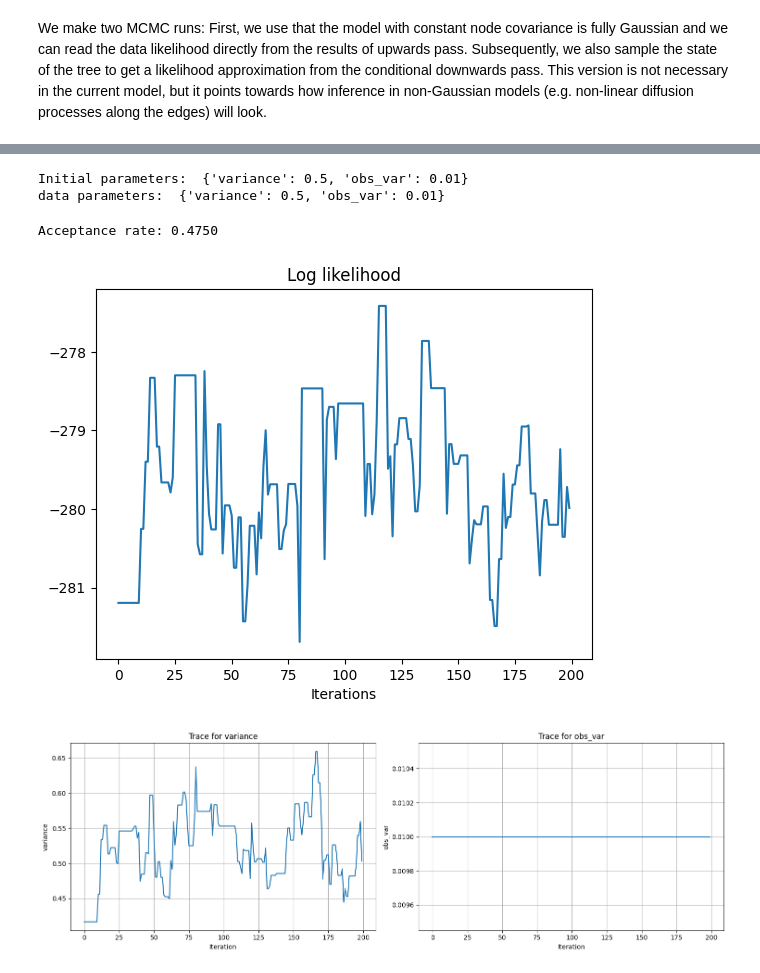
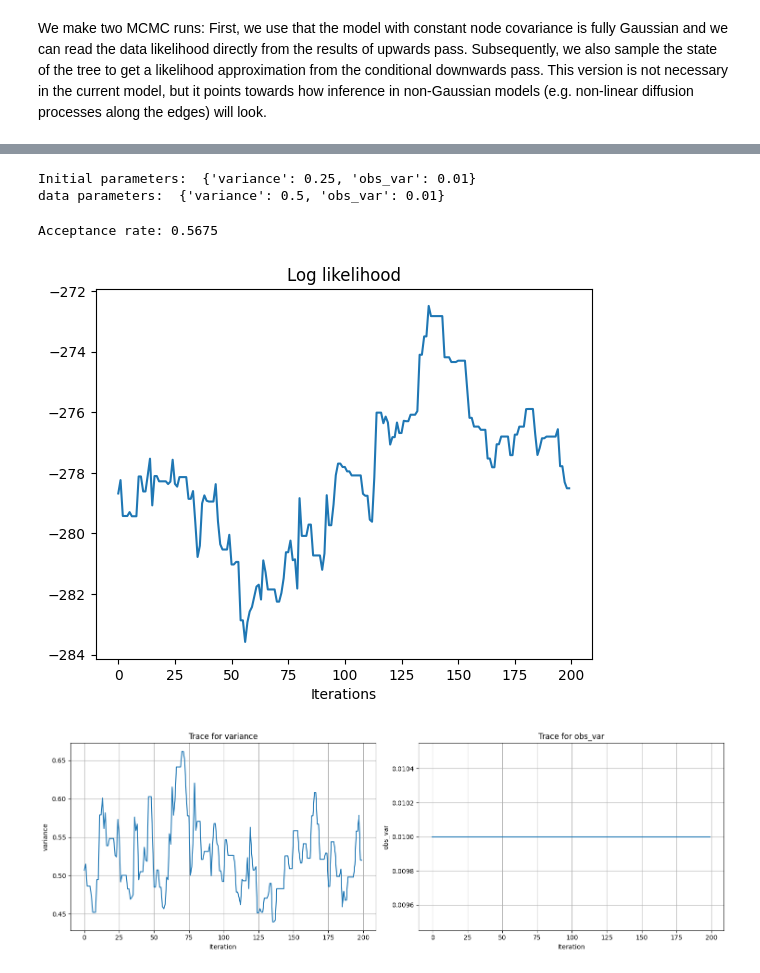
Before and after one commit to ComputationalEvolutionaryMorphometry/hyperiax, a Jupyter notebook: examples/mcmc_Gaussian_BFFG.ipynb, the cells around one changed output, grey strips where cells are left out. Cells and saved outputs as stored; diff of their text form; code cells hidden in the pictures.

Commit message:
leaf likelihood in R2 BFFG

```diff
--- a/examples/mcmc_Gaussian_BFFG.ipynb
+++ b/examples/mcmc_Gaussian_BFFG.ipynb
@@ -310,7 +310,10 @@ def log_likelihood(data,state):
     params,tree = state
     log_likelihood_tree = down_log_likelihood.down(tree,params.values())
     log_likelihood_tree.root['log_likelihood'] = 0
-    return jnp.sum(jnp.array([n['log_likelihood'] for n in log_likelihood_tree.iter_bfs()]))
+    tree_log_likelihood = jnp.sum(jnp.array([n['log_likelihood'] for n in log_likelihood_tree.iter_bfs()]))
+    residuals = jnp.array([sample['value']-obs['value'] for sample,obs in zip(tree.iter_leaves(),data.iter_leaves())])
+    leaves_log_likelihood = jnp.mean(jax.scipy.stats.norm.logpdf(residuals,0,jnp.sqrt(params['obs_var'].value)))
+    return tree_log_likelihood+leaves_log_likelihood
 
 def log_posterior(data,state):
     """Log posterior given the state and data."""
@@ -323,44 +326,49 @@ def proposal(data, state, key):
     subkeys = jax.random.split(key,2)
     parameters,tree = state
 
+    # new tree with the leaf data
+    utree = tree.copy();
+    for data_leaf,utree_leaf in zip(data.iter_leaves(),utree.iter_leaves()):
+        utree_leaf['value'] = data_leaf['value']
+
     # update parameters
     new_parameters = parameters.propose(subkeys[0])
     # backwards filtering with updated parameters
-    utree = data.copy(); init_up(utree,new_parameters)
+    init_up(utree,new_parameters)
     utree = updown.up(utree,new_parameters.values())
 
     # update tree, CN update and forward filtering with the updated noise
     utree_CN = update_CN(utree,subkeys[1])
     dtree = updown.down(utree_CN,new_parameters.values())
 
     return new_parameters,dtree
 
 # tree values and parameters
 init_params = ParameterStore({
-    'variance': VarianceParameter(.5), # variance of the Gaussian transition kernel
+    'variance': VarianceParameter(.25), # variance of the Gaussian transition kernel
     'obs_var': VarianceParameter(.01,alpha=3,beta=.5,keep_constant=True) # observation noise variance
     })
 print("Initial parameters: ",init_params.values())
 print("data parameters: ",params.values())
 
 # initial state
 leaf_tree.root['value'] = root
 leaf_tree = zero_noise(leaf_tree,key)
 utree = leaf_tree.copy(); init_up(utree,init_params);
 init_state = (init_params,updown.down(updown.up(utree,init_params.values()),init_params.values()))
 
 # Run Metropolis-Hastings
 subkey, key = split(key)
 log_likelihoods, samples = metropolis_hastings(log_posterior, proposal, leaf_tree, init_state, 200, burn_in=200, rng_key=key, savef=lambda state: state[0])
 
 # plot
 plt.plot(log_likelihoods)
 plt.xlabel("Iterations")
 plt.title('Log likelihood')
 trace_plots(samples)
 # %% [output]
-Initial parameters:  {'variance': 0.5, 'obs_var': 0.01}
+Initial parameters:  {'variance': 0.25, 'obs_var': 0.01}
 data parameters:  {'variance': 0.5, 'obs_var': 0.01}
-Acceptance rate: 0.4750
+Acceptance rate: 0.5675
-[figure, old version]
+[figure, new version]
-[figure, old version]
+[figure, new version]
```
Also changed, not shown: parts of 2 cells of this notebook, 1 other file.
